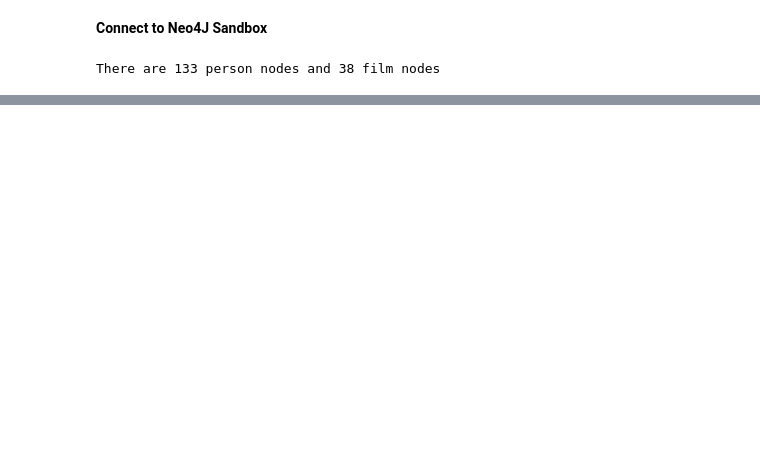
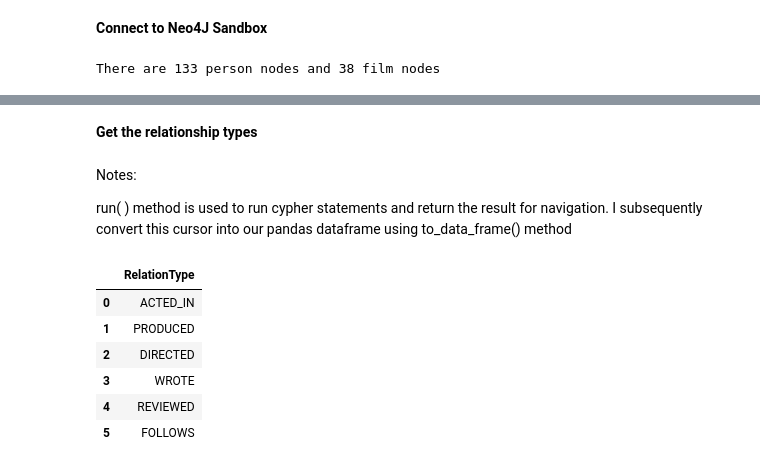
Before and after one commit to antnewman/examples-colab-neo4j-films, a Jupyter notebook: example_colab_neo4j_films.ipynb, the cells around one changed output, grey strips where cells are left out. Drawn from its saved outputs; the diff is of its cells as text; code cells hidden in the pictures; blank space fills up the shorter version.

```diff
--- a/example_colab_neo4j_films.ipynb
+++ b/example_colab_neo4j_films.ipynb
@@ -248,0 +261,17 @@ There are 133 person nodes and 38 film nodes
+# %% [markdown]
+**Get the relationship types**
+# %% [markdown]
+Notes:
+
+run( ) method is used to run cypher statements and return the result for navigation. I subsequently convert this cursor into our pandas dataframe using to_data_frame() method
+# %%
+cypher_all_relationship="MATCH (n)-[r]-(m) RETURN DISTINCT type(r) as RelationType"
+graph.run(cypher_all_relationship).to_data_frame()
+# %% [output]
+|  | RelationType |
+| 0 | ACTED_IN |
+| 1 | PRODUCED |
+| 2 | DIRECTED |
+| 3 | WROTE |
+| 4 | REVIEWED |
+| 5 | FOLLOWS |
```
Also changed, not shown: parts of 10 cells of this notebook.
